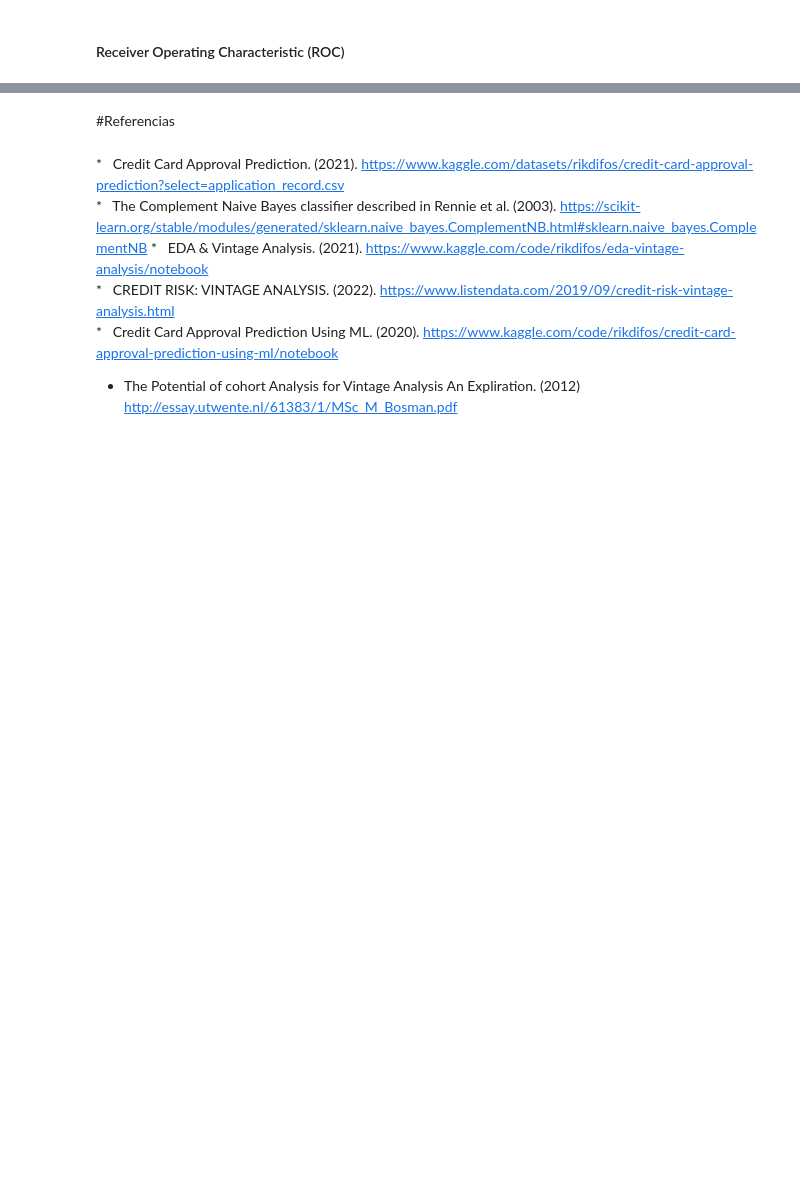
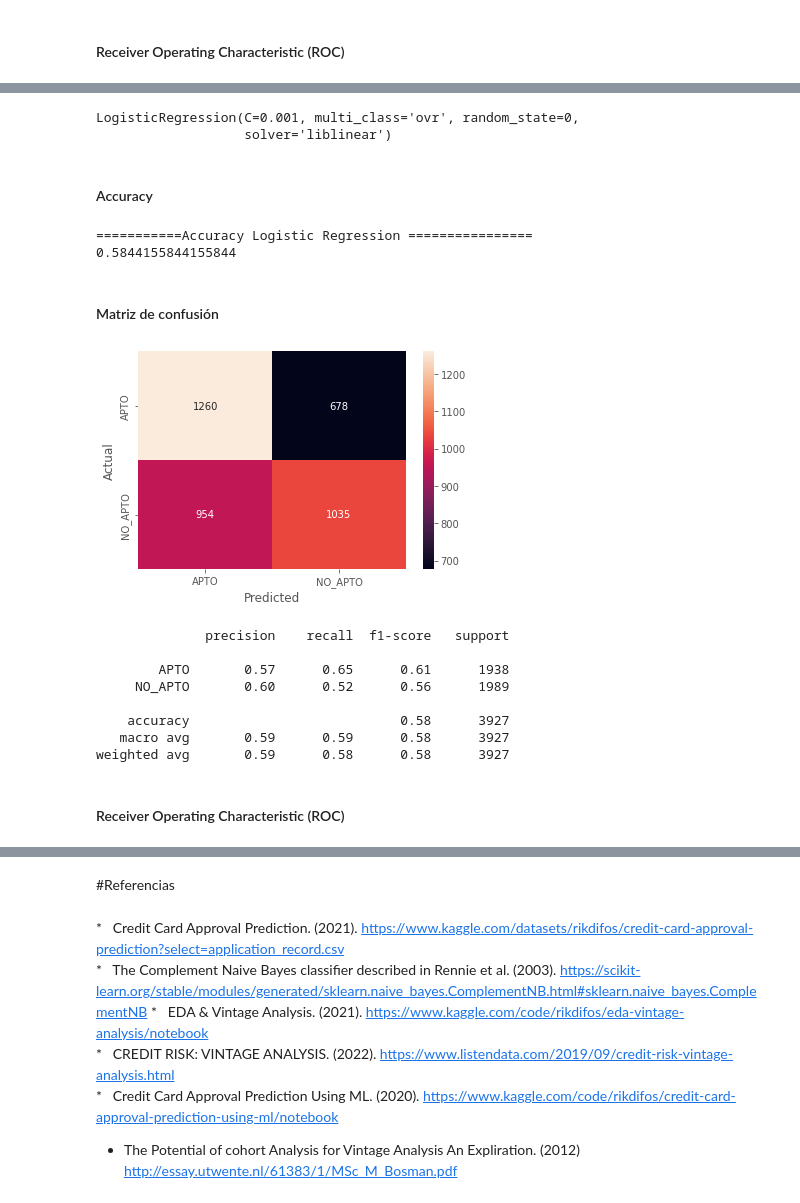
Before and after one commit to mariaimr/Monografia-UdeA, a Jupyter notebook: Monografia_Credit_Card_Approval_Prediction.ipynb, the cells around one changed output, grey strips where cells are left out. Drawn from its saved outputs; the diff is of its cells as text; code cells hidden in the pictures; blank space fills up the shorter version.

```diff
--- a/Monografia_Credit_Card_Approval_Prediction.ipynb
+++ b/Monografia_Credit_Card_Approval_Prediction.ipynb
@@ -1060,0 +1091,63 @@ AUC: 0.52
+# %%
+scaler = MinMaxScaler()
+num_vars = banco_credit_num[1:]
+X_train[num_vars] = scaler.fit_transform(X_train[num_vars])
+X_test[num_vars] = scaler.fit_transform(X_test[num_vars])
+# %%
+model_reg_logistica = LogisticRegression(
+    C = best_params_reg_log["C"],
+    class_weight = best_params_reg_log["class_weight"],
+    multi_class = best_params_reg_log["multi_class"],
+    solver = best_params_reg_log["solver"],
+    random_state = 0)
+
+model_reg_logistica.fit(X_train, y_train)
+# %% [output]
+LogisticRegression(C=0.001, multi_class='ovr', random_state=0,
+                   solver='liblinear')
+# %% [markdown]
+#### Accuracy
+# %%
+y_1 = model_reg_logistica.predict(X_test)
+# %%
+print("===========Accuracy Logistic Regression ================")
+print(metrics.accuracy_score(y_test, y_1))
+# %% [output]
+===========Accuracy Logistic Regression ================
+0.5844155844155844
+# %% [markdown]
+#### Matriz de confusión
+# %%
+y.replace( 0, 'APTO', inplace=True)
+y.replace( 1, 'NO_APTO',inplace=True)
+# %%
+#Matriz de confusión
+
+conf_mat = confusion_matrix(y_test, y_1)
+
+fig, ax = plt.subplots(figsize=(6,4))
+sns.heatmap(conf_mat
+            , annot=True
+            , fmt='d'
+            , xticklabels=y.sort_values().unique()
+            , yticklabels=y.sort_values().unique()
+           )
+plt.ylabel('Actual')
+plt.xlabel('Predicted')
+plt.show()
+
+print(metrics.classification_report(y_test, y_1, target_names=y.sort_values().unique()))
+
+#Matriz de confusion como porcentaje 0-100%
+# %% [output]
+[figure, added]
+              precision    recall  f1-score   support
+
+        APTO       0.57      0.65      0.61      1938
+     NO_APTO       0.60      0.52      0.56      1989
+
+    accuracy                           0.58      3927
+   macro avg       0.59      0.59      0.58      3927
+weighted avg       0.59      0.58      0.58      3927
+# %% [markdown]
+#### Receiver Operating Characteristic (ROC)
```
Also changed, not shown: parts of 127 cells of this notebook.
